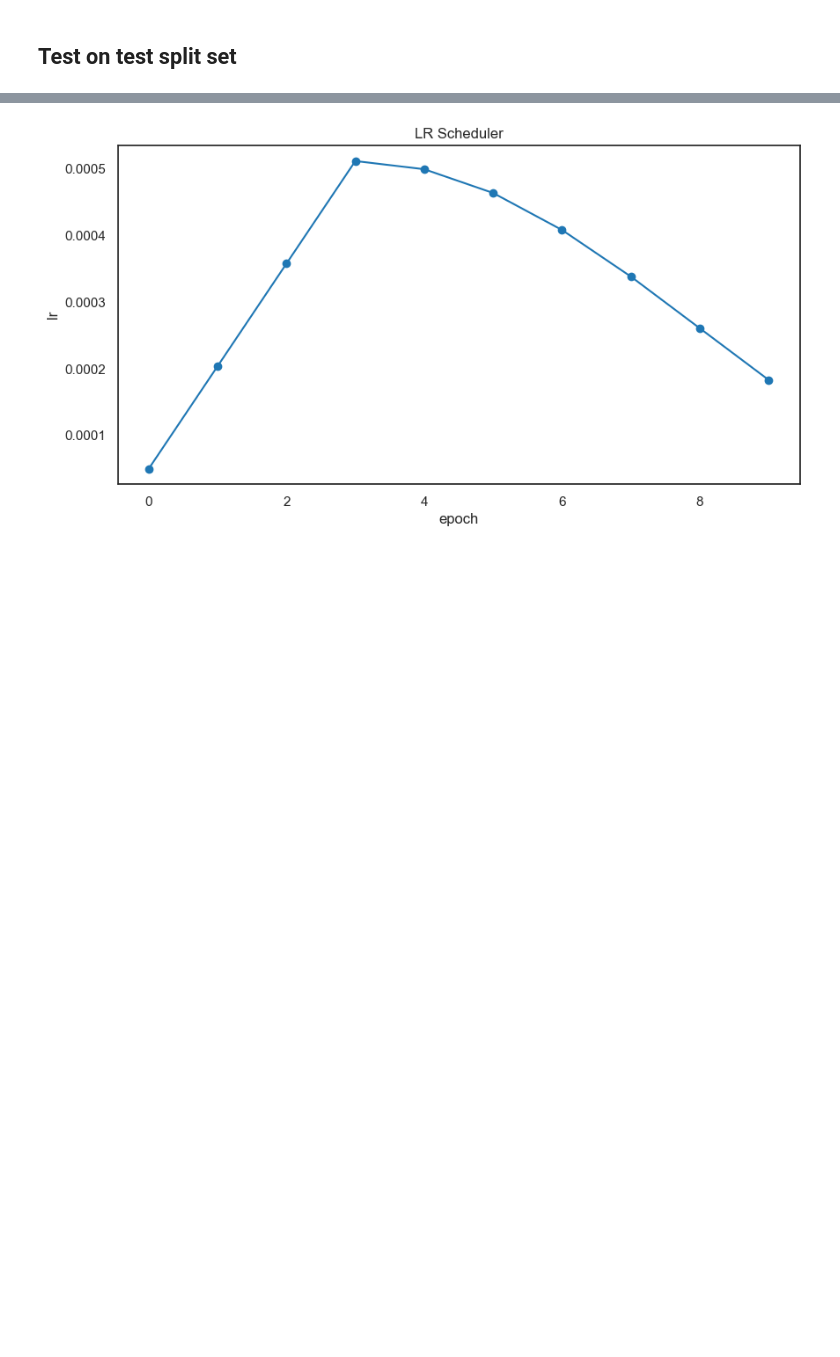
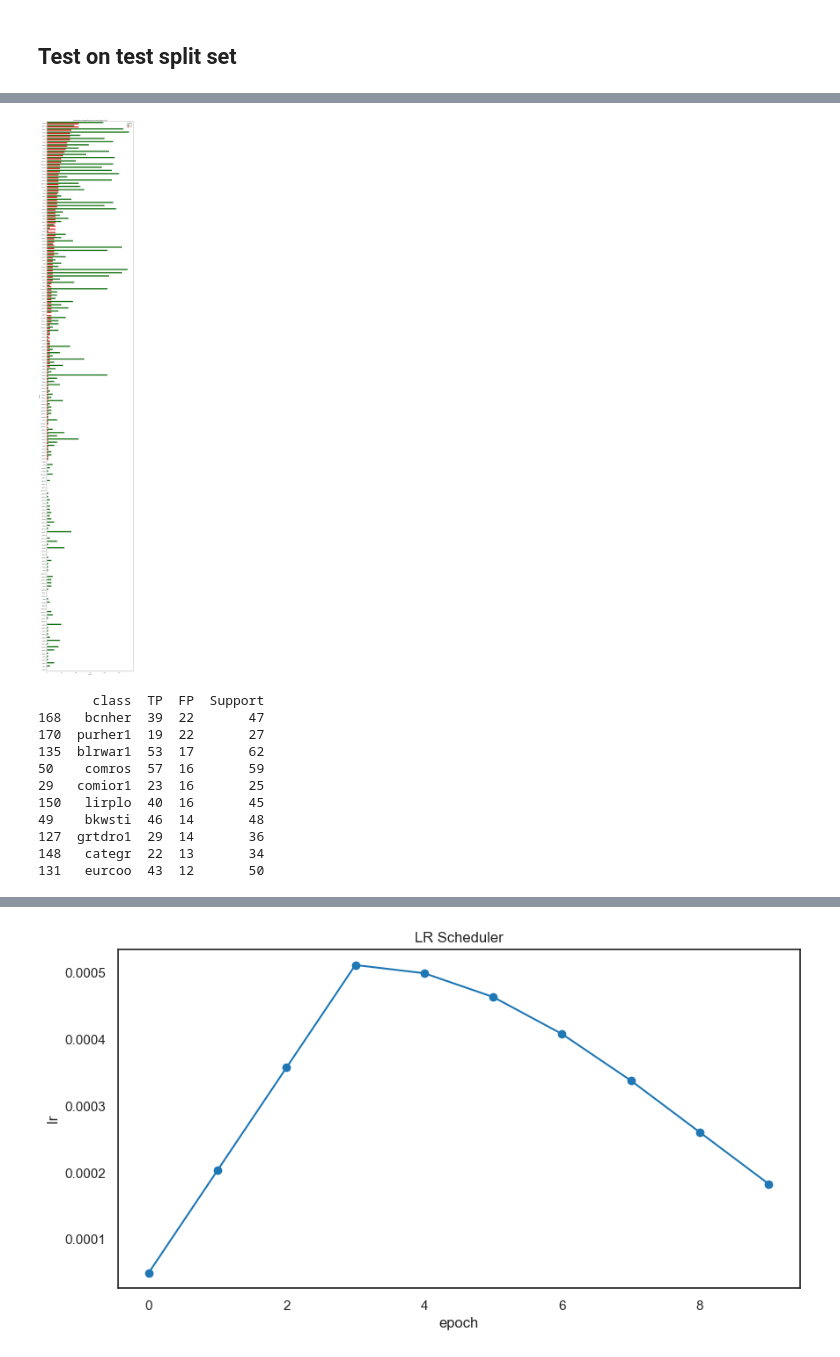
Before and after one commit to kagozi/BirdCLEF-2024, a Jupyter notebook: spectrogram-method.ipynb, the cells around one changed output, grey strips where cells are left out. Saved outputs shown, nothing was run; the diff lists cells and outputs as text; code cells hidden in the pictures; blank space fills up the shorter version.

Commit message:
++ data stats

```diff
--- a/spectrogram-method.ipynb
+++ b/spectrogram-method.ipynb
@@ -613,7 +658,7 @@ test_labels = test_df.target.values   # Extract corresponding labels
 test_ds = build_dataset(
     paths=test_paths,
     labels=test_labels,
-    batch_size=batch_size,
+    batch_size=1,
     shuffle=False,  # No shuffling for test to ensure consistency
     augment=False  # No augmentation for test dataset
 )
@@ -775,18 +828,0 @@ array([ 37, 142,  10, ...,  82,  33,   0])
-# %%
-## Count the number of items in test dataset
-num_items = test_df.shape[0]
-print(f"Number of items in test dataset: {num_items}")
-## There is a discrepancy between the number of items in the test dataset and the number of predictions
-## This is because the batch size is set to 64 and the test dataset has 1223 items
-test_ds = build_dataset(
-    paths=test_paths,
-    labels=None,  # No labels for prediction
-    batch_size=1,
-    shuffle=False,  # No shuffling for test to ensure consistency
-    augment=False  # No augmentation for test dataset
-)
-
-## Predict on test data
-y_pred = []
-for batch in tqdm(test_ds, total=num_items):
-    y_pred.append(model.predict(batch).argmax(axis=1))
@@ -819,0 +944,57 @@ plot_confusion_matrix(y_true, [int(pred[0]) for pred in y_pred], class_names)
+# %%
+# Map prediction and true labels to class names
+y_pred_labels = [label2name[int(pred[0])] for pred in y_pred]
+y_true_labels = [label2name[int(true)] for true in y_true]
+
+# Calculate TP and FP counts
+tp_dict = {}
+fp_dict = {}
+
+for true, pred in zip(y_true_labels, y_pred_labels):
+    if true == pred:
+        tp_dict[true] = tp_dict.get(true, 0) + 1
+    else:
+        fp_dict[pred] = fp_dict.get(pred, 0) + 1
+
+# Calculate total true count per class (support)
+support_dict = pd.Series(y_true_labels).value_counts().to_dict()
+
+# Merge TP, FP, and Support into one DataFrame
+all_labels = set(tp_dict.keys()).union(fp_dict.keys()).union(support_dict.keys())
+data = []
+
+for label in all_labels:
+    tp = tp_dict.get(label, 0)
+    fp = fp_dict.get(label, 0)
+    support = support_dict.get(label, 0)
+    data.append((label, tp, fp, support))
+
+df = pd.DataFrame(data, columns=["class", "TP", "FP", "Support"])
+df = df.sort_values("FP", ascending=False)  # Sort by most inaccurate
+
+# Plotting
+fig_height = max(6, 0.4 * len(df))  # Ensures minimum height of 6
+plt.figure(figsize=(12, fig_height))
+sns.barplot(data=df.melt(id_vars="class", value_vars=["TP", "FP"]),
+            x="value", y="class", hue="variable", palette={"TP": "green", "FP": "red"})
+plt.title("True Positives vs False Positives by Class (Sorted by FP)")
+plt.xlabel("Count")
+plt.ylabel("Class")
+plt.tight_layout()
+plt.show()
+
+# Display DataFrame with support column
+print(df.head(10))
+# %% [output]
+[figure, added]
+       class  TP  FP  Support
+168   bcnher  39  22       47
+170  purher1  19  22       27
+135  blrwar1  53  17       62
+50    comros  57  16       59
+29   comior1  23  16       25
+150   lirplo  40  16       45
+49    bkwsti  46  14       48
+127  grtdro1  29  14       36
+148   categr  22  13       34
+131   eurcoo  43  12       50
```
Also changed, not shown: parts of 36 cells of this notebook, 1 other file.
